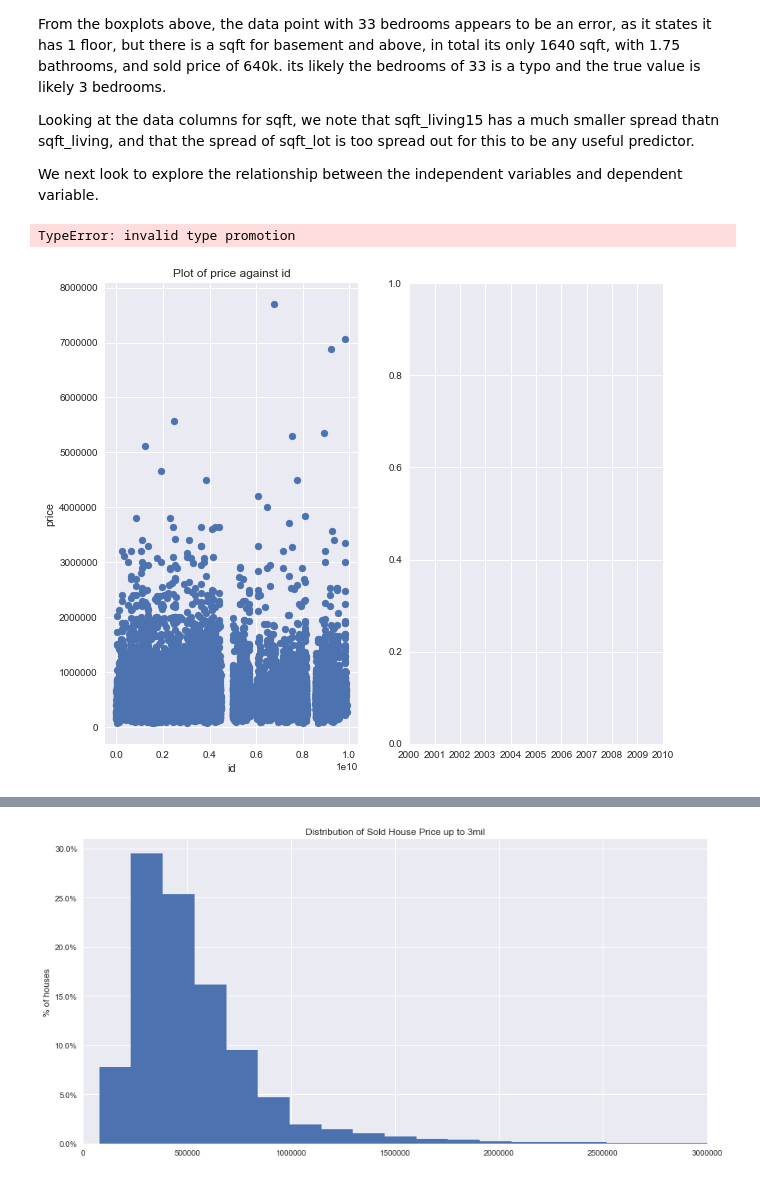
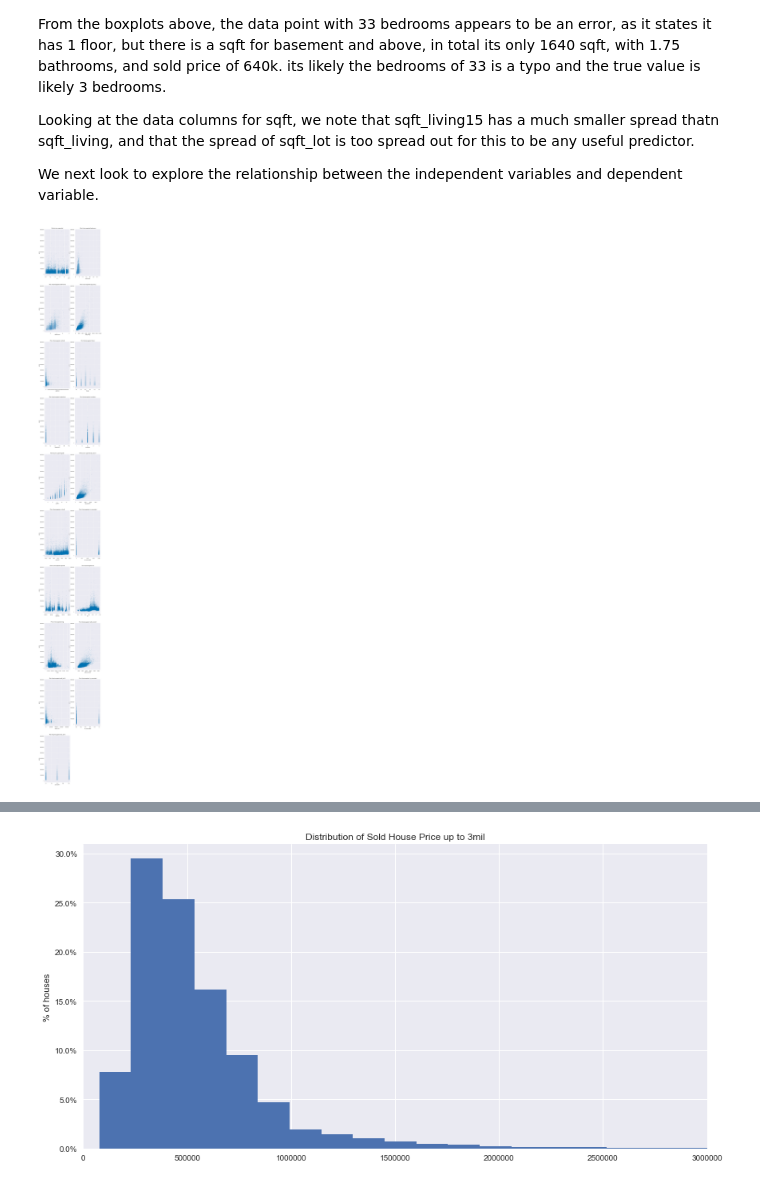
Before and after one commit to tinacliu/dsc-mod1_project, a Jupyter notebook: version 3 - tina.ipynb, the cells around one changed output, grey strips where cells are left out. Cells and saved outputs as stored; diff of their text form; code cells hidden in the pictures.

```diff
--- a/version 3 - tina.ipynb
+++ b/version 3 - tina.ipynb
@@ -577,0 +586,40 @@ It's interesting to see the relationship between the yr_built and sold house pri
+# %%
+
+plt.style.use('seaborn-colorblind')
+fig = plt.figure(figsize = (18,14))
+
+ax1 = fig.add_subplot(221)
+lat1 = clean_df.loc[clean_df['year_bins'] == 1].lat
+long1 = clean_df.loc[clean_df['year_bins'] == 1].long
+
+lat2 = clean_df.loc[clean_df['year_bins'] == 2].lat
+long2 = clean_df.loc[clean_df['year_bins'] == 2].long
+
+lat3 = clean_df.loc[clean_df['year_bins'] == 3].lat
+long3 = clean_df.loc[clean_df['year_bins'] == 3].long
+
+# all_houses = plt.figure(figsize=(6,6))
+
+plt.scatter(long1, lat1, label = '1900-1940', color='darkblue', marker='.')
+plt.scatter(long2, lat2, label = '1940-1980', color='purple', marker='.', alpha=0.2)
+plt.scatter(long3, lat3, label = '1980-2015', color='gold', marker='.', alpha=0.2)
+
+plt.title('King county houses by year of built')
+plt.legend()
+
+plt.xlabel('Longitude')
+plt.ylabel('Latitude')
+
+ax2 = fig.add_subplot(222)
+plt.scatter(long1, lat1, label = '1900-1940', color='darkblue', marker='.', alpha=0.2)
+plt.title('Houses built from 1900 to 1940')
+
+ax3 = fig.add_subplot(223)
+plt.scatter(long2, lat2, label = '1940-1980', color='purple', marker='.', alpha=0.2)
+plt.title('Houses built from 1940 to 1980')
+
+ax4 = fig.add_subplot(224)
+plt.scatter(long3, lat3, label = '1980-2015', color='gold', marker='.', alpha=0.2)
+plt.title('Houses built from 1980 to 2015')
+
+plt.show()
@@ -633,15 +687,14 @@ def plot_data(dataframe, y):
     cols = list(zip(range(n),df_less_y.columns))
     for i in range(n):
         ax = fig.add_subplot(round(n/2,0), 2, i+1)
-        ax.scatter(df_less_y[cols[i][1]],dataframe[y])
+        ax.scatter(df_less_y[cols[i][1]],dataframe[y], marker='.', alpha=0.1)
         ax.set_title('Plot of {} against {}'.format(y,cols[i][1]))
         ax.set_xlabel(cols[i][1])
         ax.set_ylabel(y)
 # %%
-plot_data(clean_df, 'price')
+plot_data(clean_df.drop('date', axis = 1), 'price')
 # %% [output]
-TypeError: invalid type promotion
-[figure, old version]
+[figure, new version]
 # %%
 # study the few houses that sold for more than 5 million
 
```
Also changed, not shown: parts of 32 cells of this notebook.
